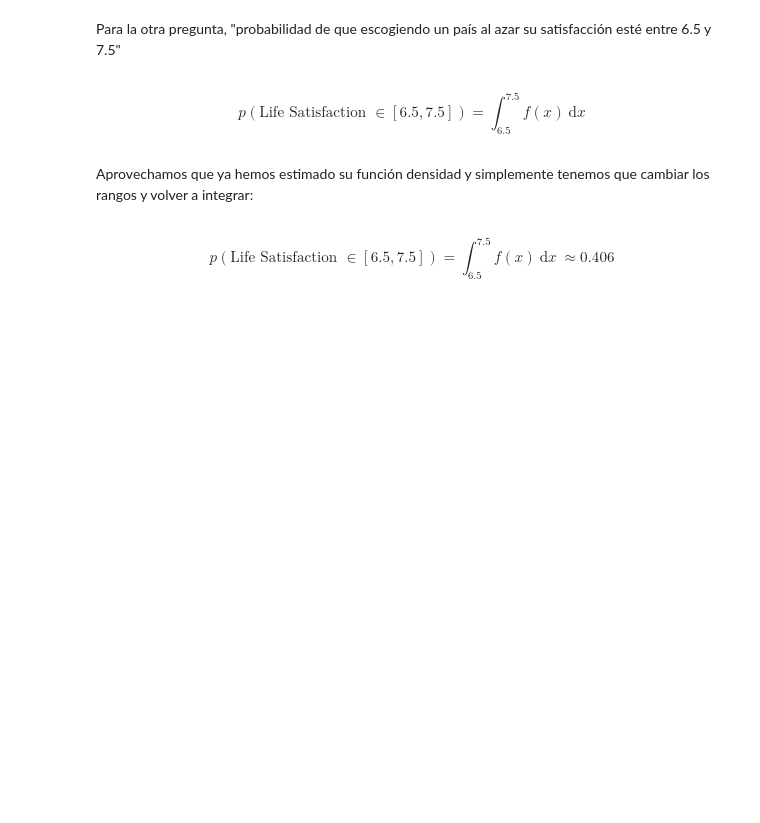
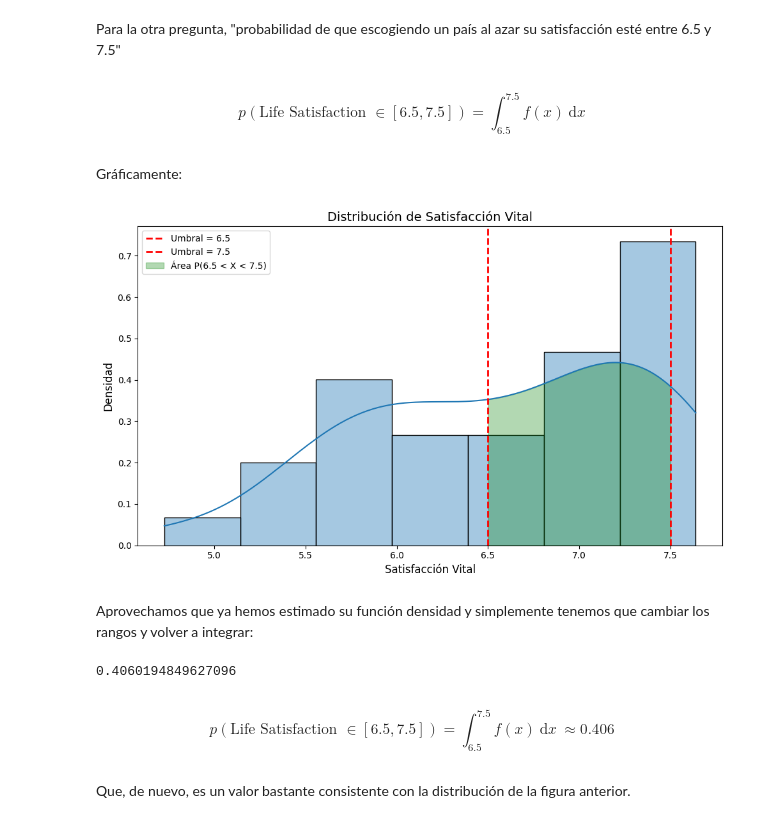
Before and after one commit to DS-TB-FundacionUniversia/2026-09-DS-Universia, a Jupyter notebook: 04_Machine_Learning/01_ML_Intro/01_Estadistica_Inferencial/teoria/08_Probabilidad_Variables_Continuas.ipynb, the cells around one changed output. Drawn from its saved outputs; the diff is of its cells as text; code cells hidden in the pictures; blank space fills up the shorter version.

```diff
--- a/04_Machine_Learning/01_ML_Intro/01_Estadistica_Inferencial/teoria/08_Probabilidad_Variables_Continuas.ipynb
+++ b/04_Machine_Learning/01_ML_Intro/01_Estadistica_Inferencial/teoria/08_Probabilidad_Variables_Continuas.ipynb
@@ -82,12 +135,66 @@ Para la otra pregunta, "probabilidad de que escogiendo un país al azar su satis
 # %% [markdown]
 
 $$p(\text{Life Satisfaction }\in [6.5,7.5]) = \int_{6.5}^{7.5} f(x) \: \mathrm{d}x$$
+# %% [markdown]
+Gráficamente:
+# %%
+umbral = 6.5
+alternative = 7.5  # "less" → P(X < umbral), "greater" → P(X > umbral),
+                      # un número (p. ej. 6.5) → P(umbral < X < número)
+
+datos = df_lifesat["Life satisfaction"]
+kde = gaussian_kde(datos)
+
+# Tramo a rellenar y texto del label según la opción
+if isinstance(alternative, (int, float)):
+    x_ini, x_fin = sorted([umbral, alternative])
+    texto_area = f'Área P({x_ini} < X < {x_fin})'
+elif alternative == "less":
+    x_ini, x_fin = datos.min(), umbral             # para no dibujar hasta -inf
+    texto_area = f'Área P(X < {umbral})'
+elif alternative == "greater":
+    x_ini, x_fin = umbral, datos.max()             # para no dibujar hasta +inf
+    texto_area = f'Área P(X > {umbral})'
+else:
+    raise ValueError('alternative debe ser "less", "greater" o un número')
+
+plt.figure(figsize=(10, 6))
+
+# Histograma
+sns.histplot(data=df_lifesat,
+             x="Life satisfaction",
+             kde=True,
+             alpha=0.4,
+             stat='density')
+
+# Líneas verticales (dos si es un rango)
+plt.axvline(umbral, color='red', linestyle='--', linewidth=2, label=f'Umbral = {umbral}')
+if isinstance(alternative, (int, float)):
+    plt.axvline(alternative, color='red', linestyle='--', linewidth=2, label=f'Umbral = {alternative}')
+
+# Área bajo la curva
+x_vals = np.linspace(x_ini, x_fin, 100)
+plt.fill_between(x_vals, kde(x_vals), alpha=0.3, color='green', label=texto_area)
+
+plt.xlabel('Satisfacción Vital', fontsize=12)
+plt.ylabel('Densidad', fontsize=12)
+plt.title('Distribución de Satisfacción Vital', fontsize=14)
+plt.legend(fontsize=10)
+plt.tight_layout()
+plt.show()
+# %% [output]
+[figure, added]
 # %% [markdown]
 Aprovechamos que ya hemos estimado su función densidad y simplemente tenemos que cambiar los rangos y volver a integrar:
 # %%
 rango_min = 6.5
 rango_max = 7.5
-probabilidad,_ = quad(f_densidad, rango_min, rango_max)
+# probabilidad,_ = quad(f_densidad, rango_min, rango_max)
+probabilidad = f_densidad.integrate_box_1d(rango_min, rango_max)
 print(probabilidad)
+# %% [output]
+0.4060194849627096
 # %% [markdown]
 $$p(\text{Life Satisfaction }\in [6.5,7.5]) = \int_{6.5}^{7.5} f(x) \: \mathrm{d}x\ \approx 0.406$$
+# %% [markdown]
+Que, de nuevo, es un valor bastante consistente con la distribución de la figura anterior.
```
Also changed, not shown: parts of 5 cells of this notebook.
